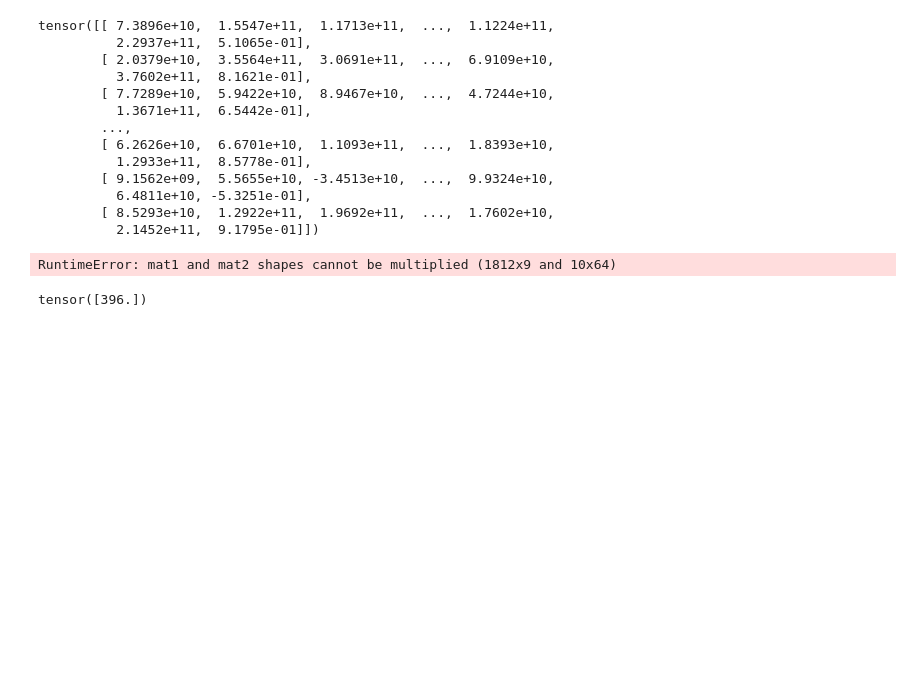
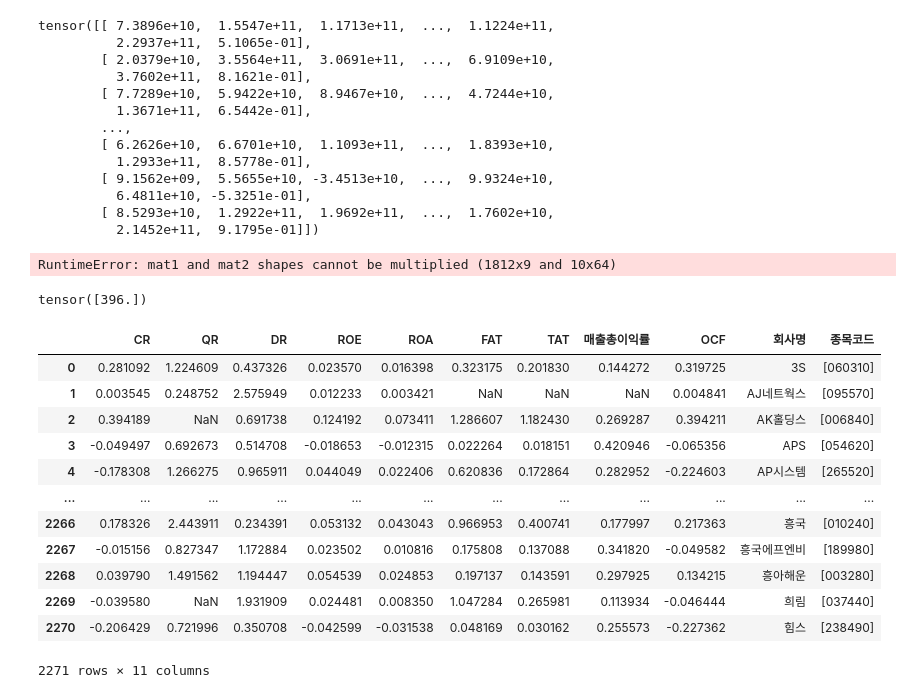
Before and after one commit to dochyun123/dl_project, a Jupyter notebook: label/label_practice.ipynb, the cells around one changed output. Cells and saved outputs as stored; diff of their text form; code cells hidden in the pictures; blank space fills up the shorter version.

```diff
--- a/label/label_practice.ipynb
+++ b/label/label_practice.ipynb
@@ -280,0 +283,16 @@ tensor([396.])
+# %%
+ratio_test
+# %% [output]
+|  | CR | QR | DR | ROE | ROA | FAT | TAT | 매출총이익률 | OCF | 회사명 | 종목코드 |
+| 0 | 0.281092 | 1.224609 | 0.437326 | 0.023570 | 0.016398 | 0.323175 | 0.201830 | 0.144272 | 0.319725 | 3S | [060310] |
+| 1 | 0.003545 | 0.248752 | 2.575949 | 0.012233 | 0.003421 | NaN | NaN | NaN | 0.004841 | AJ네트웍스 | [095570] |
+| 2 | 0.394189 | NaN | 0.691738 | 0.124192 | 0.073411 | 1.286607 | 1.182430 | 0.269287 | 0.394211 | AK홀딩스 | [006840] |
+| 3 | -0.049497 | 0.692673 | 0.514708 | -0.018653 | -0.012315 | 0.022264 | 0.018151 | 0.420946 | -0.065356 | APS | [054620] |
+| 4 | -0.178308 | 1.266275 | 0.965911 | 0.044049 | 0.022406 | 0.620836 | 0.172864 | 0.282952 | -0.224603 | AP시스템 | [265520] |
+| ... | ... | ... | ... | ... | ... | ... | ... | ... | ... | ... | ... |
+| 2266 | 0.178326 | 2.443911 | 0.234391 | 0.053132 | 0.043043 | 0.966953 | 0.400741 | 0.177997 | 0.217363 | 흥국 | [010240] |
+| 2267 | -0.015156 | 0.827347 | 1.172884 | 0.023502 | 0.010816 | 0.175808 | 0.137088 | 0.341820 | -0.049582 | 흥국에프엔비 | [189980] |
+| 2268 | 0.039790 | 1.491562 | 1.194447 | 0.054539 | 0.024853 | 0.197137 | 0.143591 | 0.297925 | 0.134215 | 흥아해운 | [003280] |
+| 2269 | -0.039580 | NaN | 1.931909 | 0.024481 | 0.008350 | 1.047284 | 0.265981 | 0.113934 | -0.046444 | 희림 | [037440] |
+| 2270 | -0.206429 | 0.721996 | 0.350708 | -0.042599 | -0.031538 | 0.048169 | 0.030162 | 0.255573 | -0.227362 | 힘스 | [238490] |
+2271 rows × 11 columns
```
Also changed, not shown: parts of 13 cells of this notebook, 1 other file.
